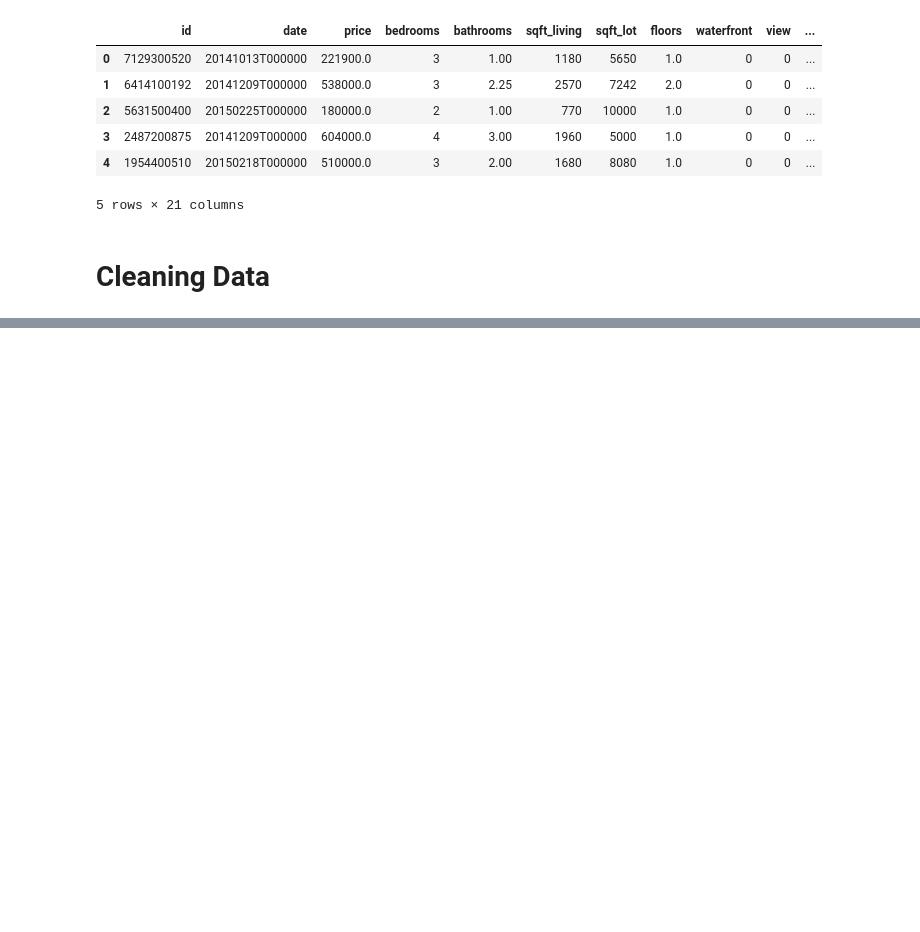
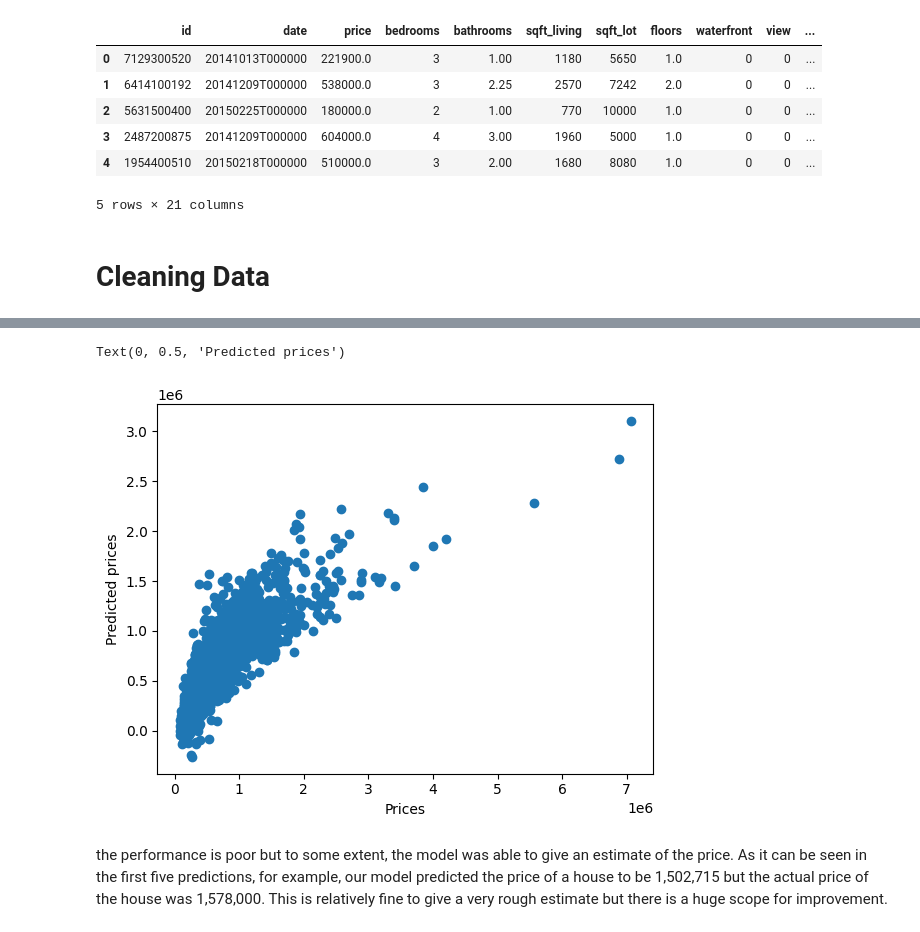
Before and after one commit to Harsha-7989/regressions, a Jupyter notebook: House_Price_Prediction.ipynb, the cells around one changed output, grey strips where cells are left out. Cells and saved outputs as stored; diff of their text form; code cells hidden in the pictures; blank space fills up the shorter version.

Commit message:
Linear Regression

```diff
--- a/House_Price_Prediction.ipynb
+++ b/House_Price_Prediction.ipynb
@@ -83,0 +44,12 @@ yfinance                         0.2.46          0.2.48          wheel
+# %%
+features = ['bedrooms', 'bathrooms', 'sqft_living', 'sqft_lot', 'floors', 'waterfront', 'view', 'grade', 'sqft_above', 'sqft_basement', 'condition', 'yr_built', 'yr_renovated', 'lat', 'long', 'sqft_living15', 'sqft_lot15']
+X = data[features]
+y = data.price
+# %%
+from sklearn.model_selection import train_test_split
+X_train, X_test, y_train, y_test = train_test_split(X, y, test_size=0.30, random_state=0)
+# %%
+from sklearn.linear_model import LinearRegression
+regressor = LinearRegression()
+regressor.fit(X_train, y_train)
+y_pred = regressor.predict(X_test)
@@ -83,0 +74,9 @@ yfinance                         0.2.46          0.2.48          wheel
+# %%
+plt.scatter(y_test, y_pred)
+plt.xlabel("Prices")
+plt.ylabel("Predicted prices")
+# %% [output]
+Text(0, 0.5, 'Predicted prices')
+[figure, added]
+# %% [markdown]
+the performance is poor but to some extent, the model was able to give an estimate of the price. As it can be seen in the first five predictions, for example, our model predicted the price of a house to be 1,502,715 but the actual price of the house was 1,578,000. This is relatively fine to give a very rough estimate but there is a huge scope for improvement.
```
Also changed, not shown: parts of 5 cells of this notebook.
